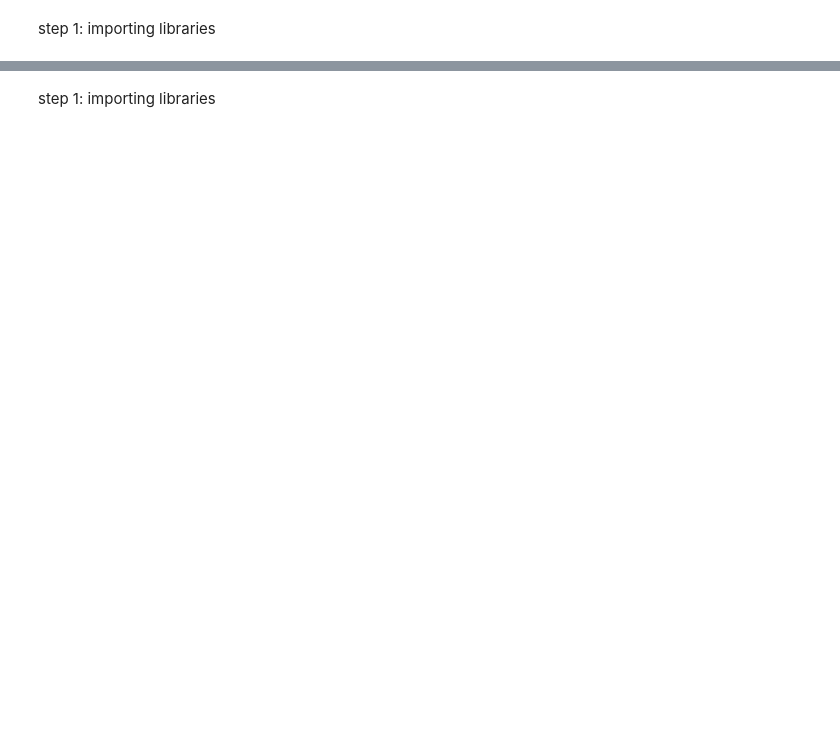
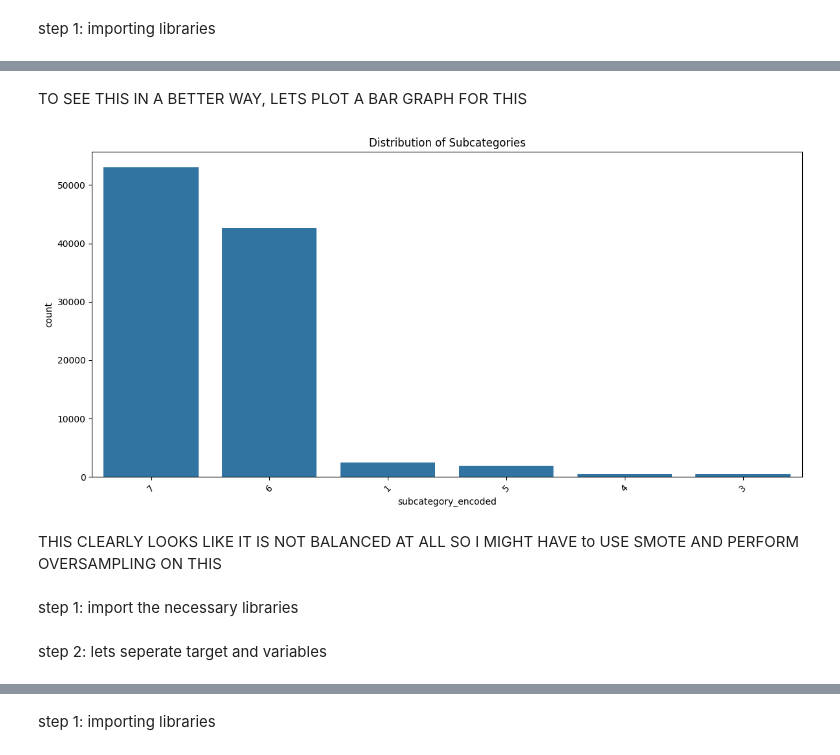
Before and after one commit to shauryapanhale/skill2, a Jupyter notebook: SKILL_LCA_3.ipynb, the cells around one changed output, grey strips where cells are left out. Drawn from its saved outputs; the diff is of its cells as text; code cells hidden in the pictures; blank space fills up the shorter version.

```diff
--- a/SKILL_LCA_3.ipynb
+++ b/SKILL_LCA_3.ipynb
@@ -284,0 +209,2 @@ i am using logistic regression for this
+# %%
+df = df.drop_duplicates()
@@ -284,0 +246,2 @@ i am using logistic regression for this
+# %%
+df = df.drop(columns=['subcategory'])
@@ -284,0 +250,4 @@ i am using logistic regression for this
+# %%
+non_numeric_columns = df.select_dtypes(exclude=['number']).columns
+print("Non-numeric columns:")
+print(non_numeric_columns.tolist())
@@ -284,0 +259,4 @@ i am using logistic regression for this
+# %%
+label_encoder = LabelEncoder()
+for col in non_numeric_columns:
+    df[col] = label_encoder.fit_transform(df[col])
@@ -284,0 +290,15 @@ i am using logistic regression for this
+# %% [markdown]
+TO SEE THIS IN A BETTER WAY, LETS PLOT A BAR GRAPH FOR THIS
+# %%
+plt.figure(figsize=(12, 6))
+sns.countplot(data=df, x='subcategory_encoded', order=df['subcategory_encoded'].value_counts().index)
+plt.xticks(rotation=45)
+plt.title('Distribution of Subcategories')
+plt.tight_layout()
+plt.show()
+# %% [output]
+[figure, added]
+# %% [markdown]
+THIS CLEARLY LOOKS LIKE IT IS NOT BALANCED AT ALL SO I MIGHT HAVE to USE SMOTE AND PERFORM OVERSAMPLING ON THIS
+# %% [markdown]
+step 1: import the necessary libraries
@@ -284,0 +310,2 @@ i am using logistic regression for this
+# %% [markdown]
+step 2: lets seperate target and variables
```
Also changed, not shown: parts of 230 cells of this notebook.
